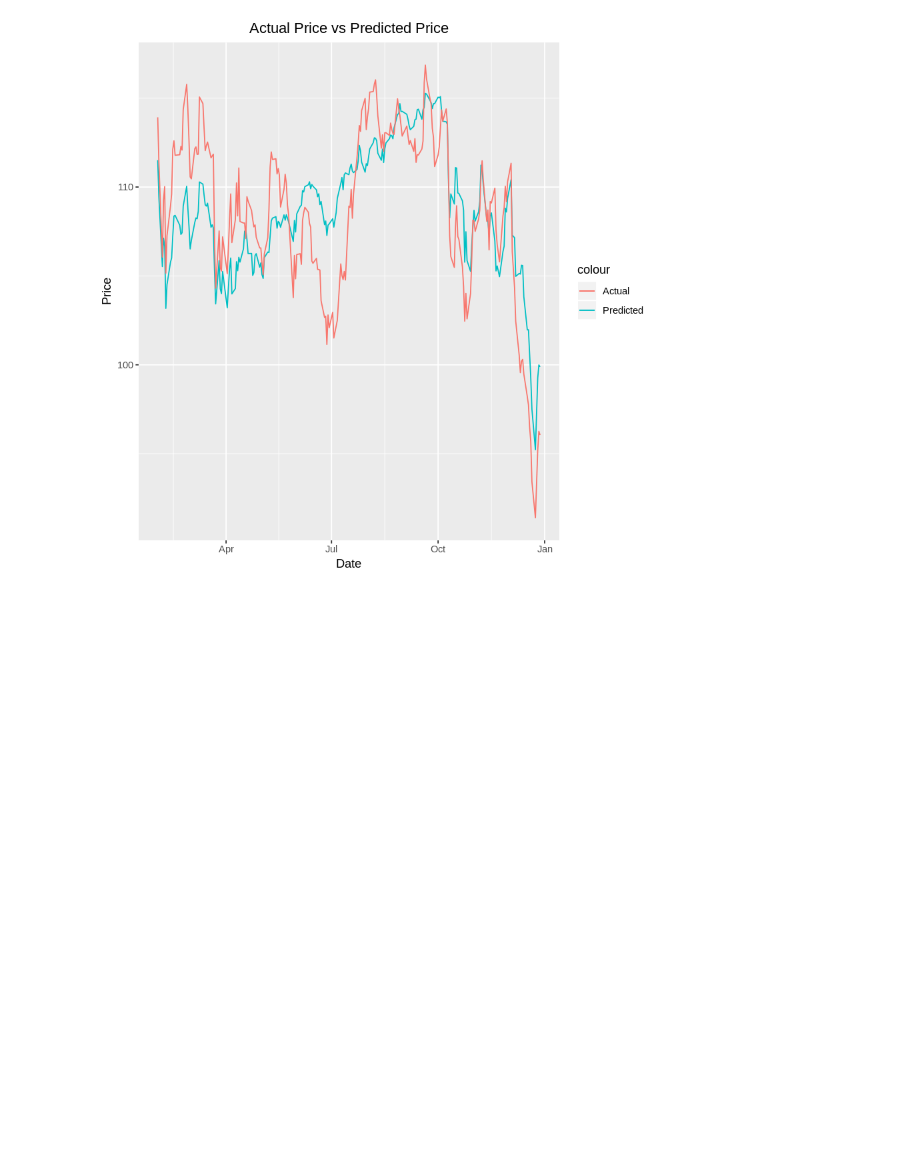
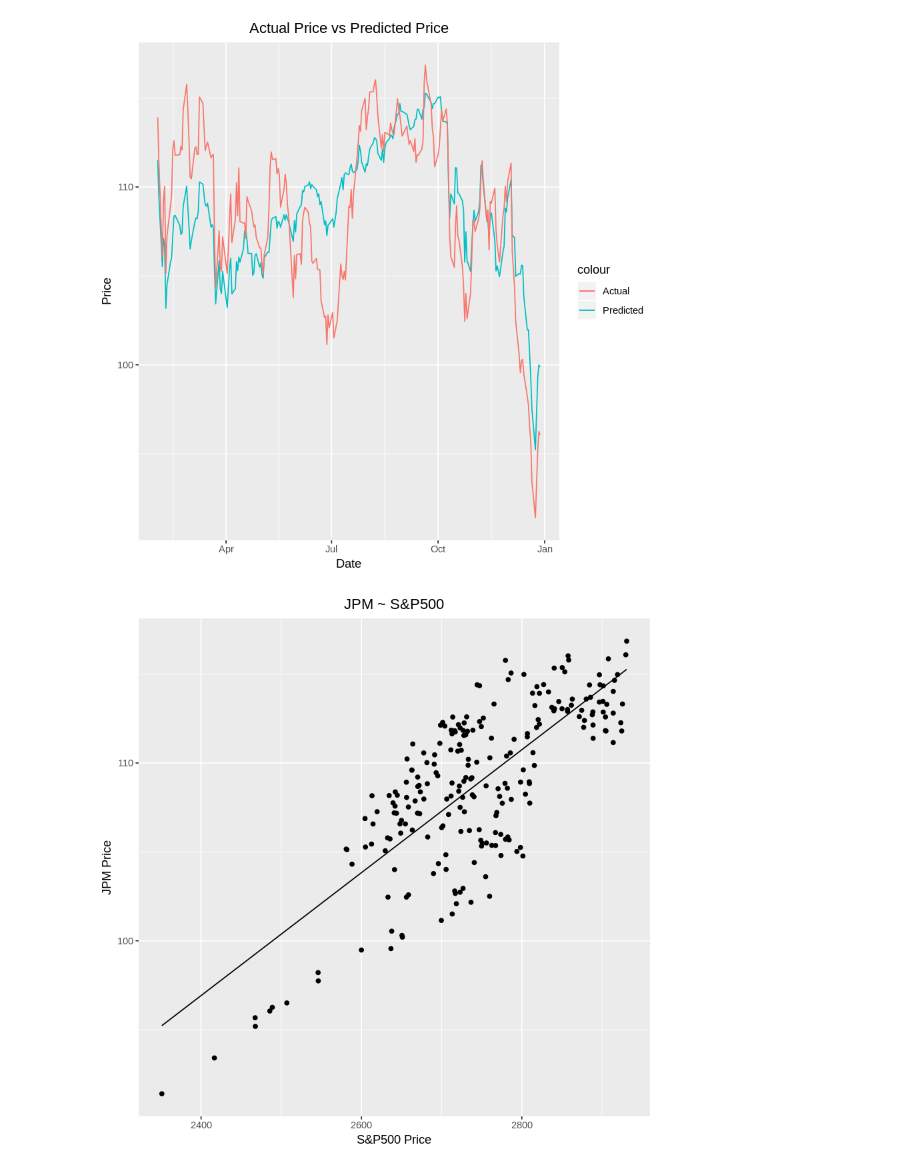
Before and after one commit to yehjxraymond/wqu_econometrics_group_proj, a Jupyter notebook: Linear Regression.ipynb, the cells around one changed output. Drawn from its saved outputs; the diff is of its cells as text; code cells hidden in the pictures; blank space fills up the shorter version.

```diff
--- a/Linear Regression.ipynb
+++ b/Linear Regression.ipynb
@@ -131,3 +131,15 @@ ggplot(combinedWithPrediction, aes(date)) +
     theme(plot.title = element_text(hjust = 0.5))
 # %% [output]
 [figure]
+# %%
+# Using a scatter plot to visualise the two dataset
+# - Explanatory variable(GSPC) on the x-axis
+# - Explained variable(JPM) on the y-axis
+ggplot(combinedWithPrediction, aes(GSPC)) +
+    geom_point(aes(y = JPM, color = "Actual "))+
+    geom_line(aes(y = JPM_Prediction))+
+    ggtitle("JPM ~ S&P500") +
+    labs(x = "S&P500 Price", y = "JPM Price") +
+    theme(plot.title = element_text(hjust = 0.5))
+# %% [output]
+[figure, added]
```
